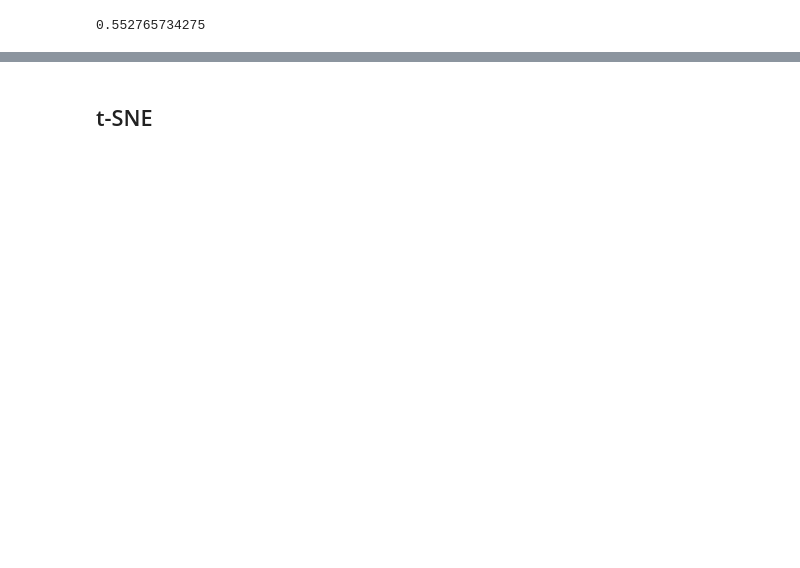
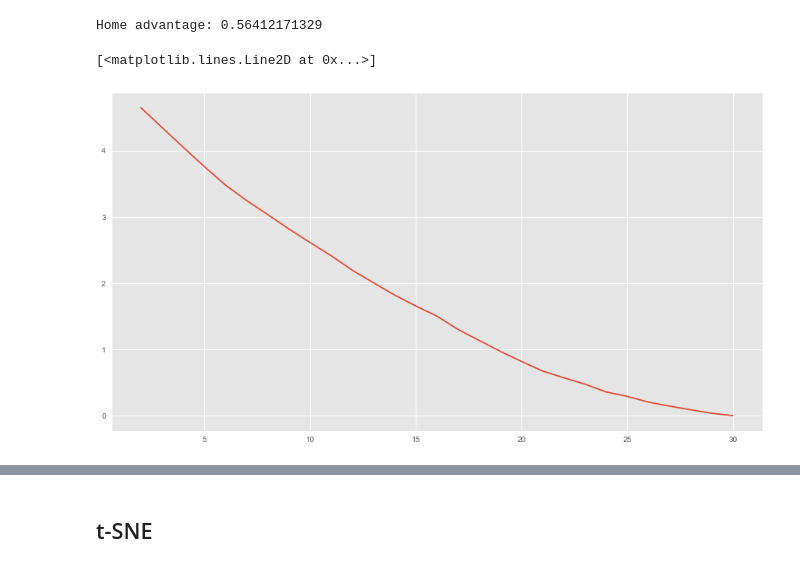
Before and after one commit to ValentinMoullet/SportsGameSimulator, a Jupyter notebook: latent_variables_playground.ipynb, the cells around one changed output, grey strips where cells are left out. Cells and saved outputs as stored; diff of their text form; code cells hidden in the pictures; blank space fills up the shorter version.

```diff
--- a/latent_variables_playground.ipynb
+++ b/latent_variables_playground.ipynb
@@ -132,15 +150,29 @@ sns.heatmap(X, xticklabels=away_teams, yticklabels=home_teams, cmap="coolwarm")
 # %%
 mean = np.nanmean(X)
-print(mean)
+print("Home advantage:", mean)
+
+# What to do with NaNs??
+X[np.isnan(X)] = mean
 # %% [output]
-0.552765734275
+Home advantage: 0.56412171329
-# %%
-# What to do with NaNs??
-X[np.isnan(X)] = mean
-
-model = NMF(n_components=15, init='random', random_state=0)
-W = model.fit_transform(X)
-H = model.components_
+# %%
+errors = []
+max_k = len(away_teams)
+for nb_comp in np.arange(max_k, 1, -1):
+    model = NMF(n_components=nb_comp, init='random', random_state=0, max_iter=500)
+    W = model.fit_transform(X)
+    H = model.components_
+    errors.append(model.reconstruction_err_)
+
+k = max_k
+model = NMF(n_components=k, init='random', random_state=0, max_iter=500)
+W = model.fit_transform(X)
+H = model.components_
+
+plt.plot(np.arange(2, max_k+1), errors[::-1])
+# %% [output]
+[<matplotlib.lines.Line2D at 0x...>]
+[figure, added]
 # %%
 model
 # %% [output]
```
Also changed, not shown: parts of 40 cells of this notebook.
